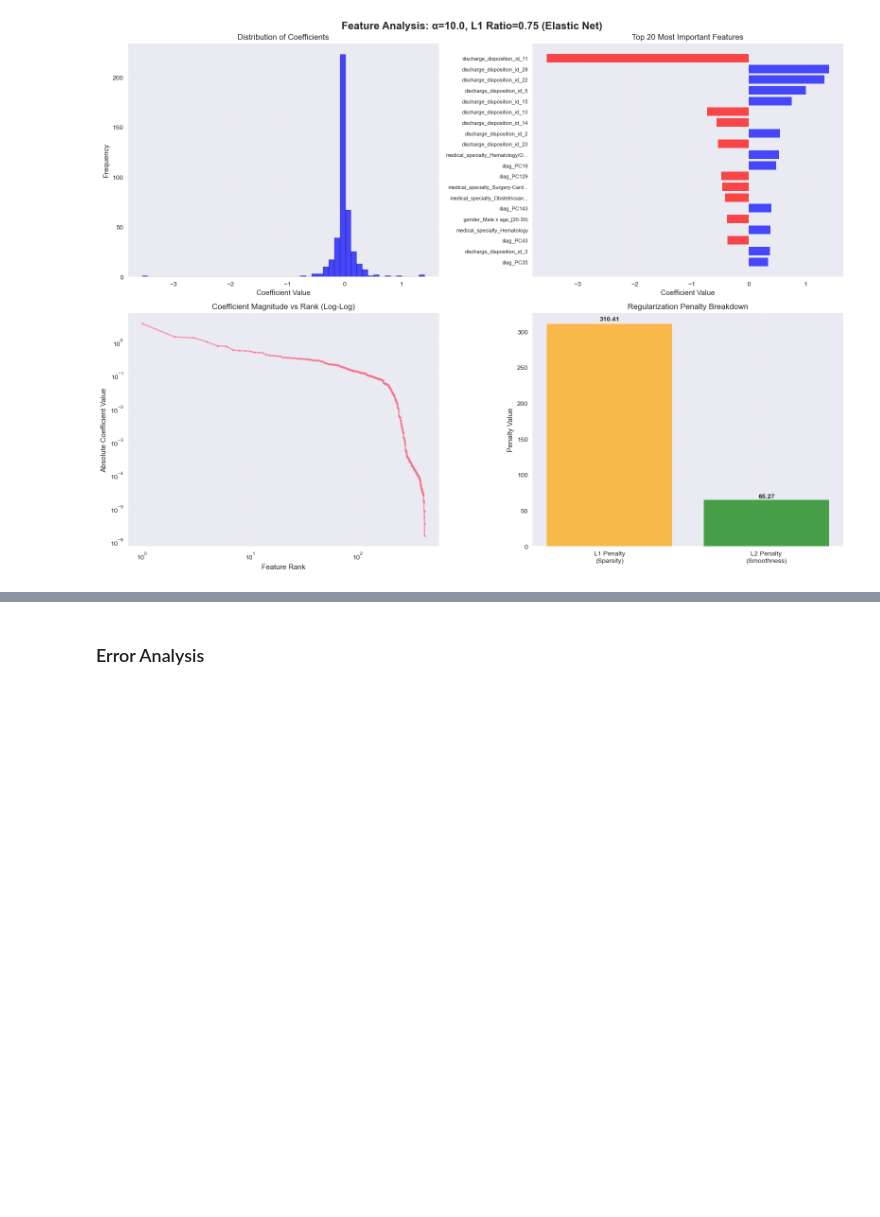
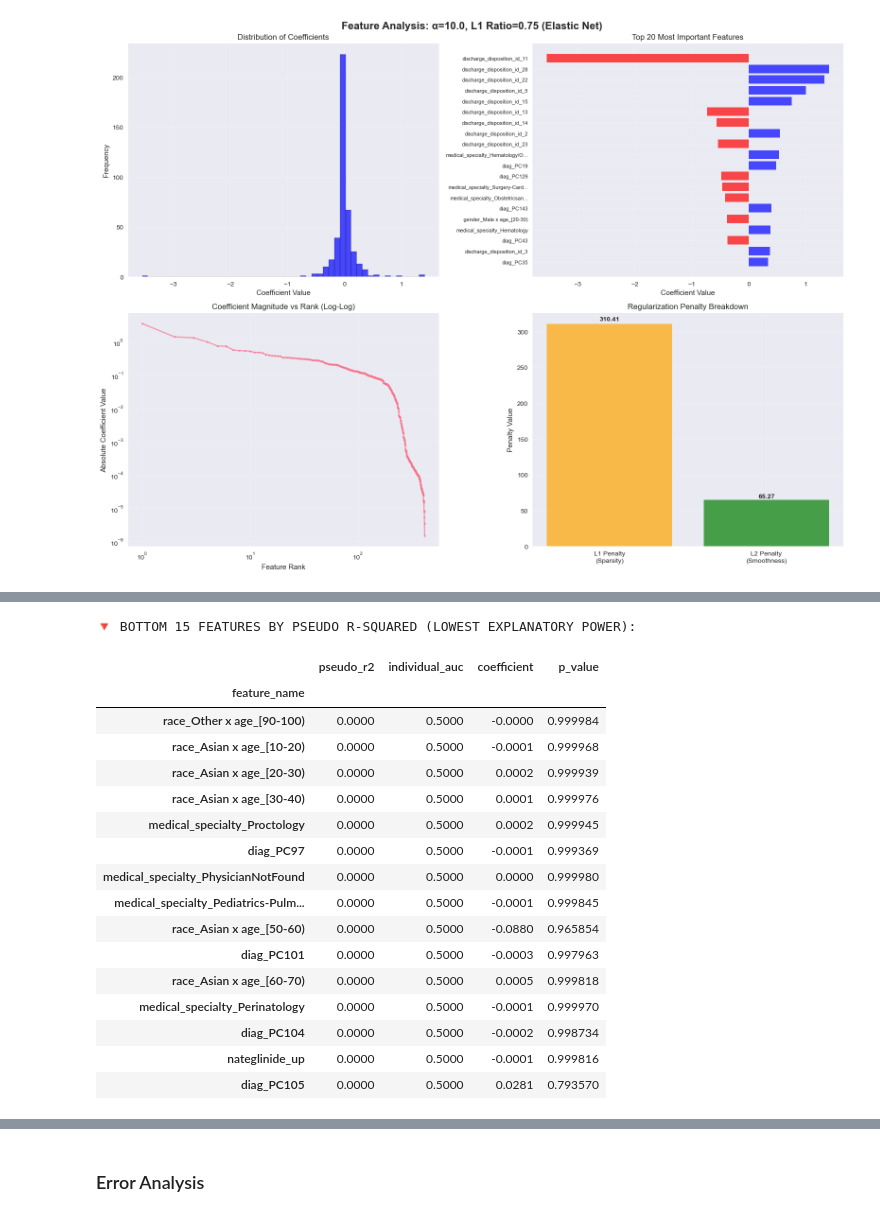
Before and after one commit to yongjun21/Team10_IT5006_Healthcare_Analytics_AY2526, a Jupyter notebook: notebooks/baseline.ipynb, the cells around one changed output, grey strips where cells are left out. Saved outputs shown, nothing was run; the diff lists cells and outputs as text; code cells hidden in the pictures; blank space fills up the shorter version.

```diff
--- a/notebooks/baseline.ipynb
+++ b/notebooks/baseline.ipynb
@@ -814,0 +838,34 @@ Rank Feature                                            Pseudo R²  AUC      Coe
+# %%
+print(f"🔻 BOTTOM 15 FEATURES BY PSEUDO R-SQUARED (LOWEST EXPLANATORY POWER):")
+
+# Create display DataFrame for bottom features by pseudo R-squared
+bottom_pseudo_r2_display = pseudo_r2_sorted[display_cols].tail(15)
+bottom_pseudo_r2_display.index = pseudo_r2_sorted['feature_name'].tail(15)
+
+# Format columns for better display
+bottom_pseudo_r2_display['pseudo_r2'] = bottom_pseudo_r2_display['pseudo_r2'].map('{:.4f}'.format)
+bottom_pseudo_r2_display['individual_auc'] = bottom_pseudo_r2_display['individual_auc'].map('{:.4f}'.format)
+bottom_pseudo_r2_display['coefficient'] = bottom_pseudo_r2_display['coefficient'].map('{:.4f}'.format)
+bottom_pseudo_r2_display['p_value'] = bottom_pseudo_r2_display['p_value'].map(format_p_value)
+
+# Apply left alignment to p-values
+bottom_pseudo_r2_display.style.set_properties(subset=['p_value'], **{'text-align': 'left'})
+# %% [output]
+🔻 BOTTOM 15 FEATURES BY PSEUDO R-SQUARED (LOWEST EXPLANATORY POWER):
+|  | pseudo_r2 | individual_auc | coefficient | p_value |
+| feature_name |  |  |  |  |
+| race_Other x age_[90-100) | 0.0000 | 0.5000 | -0.0000 | 0.999984 |
+| race_Asian x age_[10-20) | 0.0000 | 0.5000 | -0.0001 | 0.999968 |
+| race_Asian x age_[20-30) | 0.0000 | 0.5000 | 0.0002 | 0.999939 |
+| race_Asian x age_[30-40) | 0.0000 | 0.5000 | 0.0001 | 0.999976 |
+| medical_specialty_Proctology | 0.0000 | 0.5000 | 0.0002 | 0.999945 |
+| diag_PC97 | 0.0000 | 0.5000 | -0.0001 | 0.999369 |
+| medical_specialty_PhysicianNotFound | 0.0000 | 0.5000 | 0.0000 | 0.999980 |
+| medical_specialty_Pediatrics-Pulm... | 0.0000 | 0.5000 | -0.0001 | 0.999845 |
+| race_Asian x age_[50-60) | 0.0000 | 0.5000 | -0.0880 | 0.965854 |
+| diag_PC101 | 0.0000 | 0.5000 | -0.0003 | 0.997963 |
+| race_Asian x age_[60-70) | 0.0000 | 0.5000 | 0.0005 | 0.999818 |
+| medical_specialty_Perinatology | 0.0000 | 0.5000 | -0.0001 | 0.999970 |
+| diag_PC104 | 0.0000 | 0.5000 | -0.0002 | 0.998734 |
+| nateglinide_up | 0.0000 | 0.5000 | -0.0001 | 0.999816 |
+| diag_PC105 | 0.0000 | 0.5000 | 0.0281 | 0.793570 |
```
Also changed, not shown: parts of 20 cells of this notebook, 2 other files.
